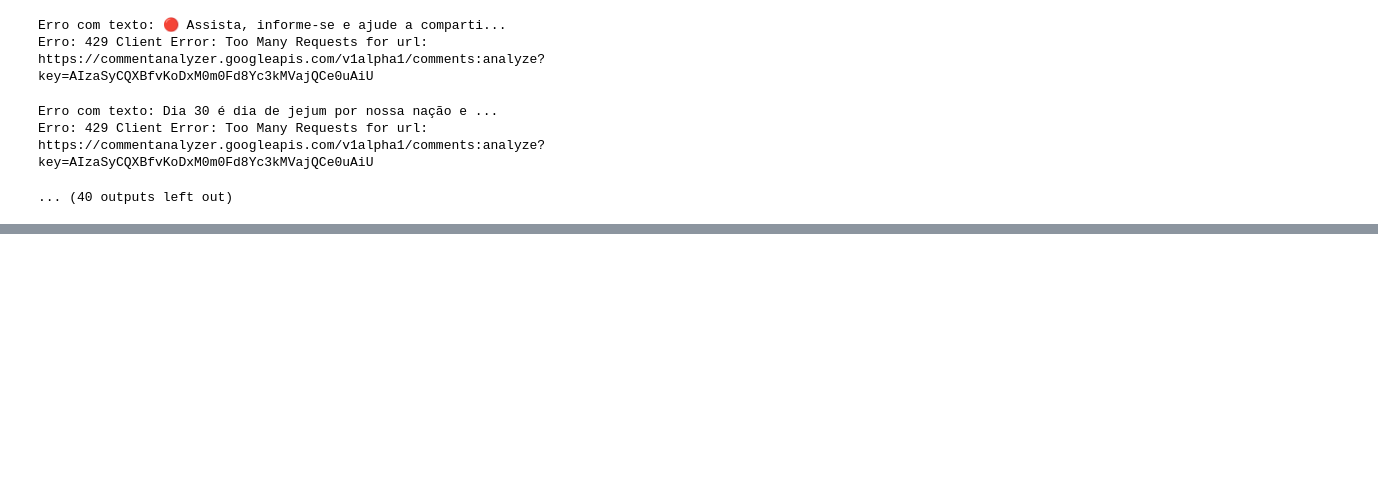
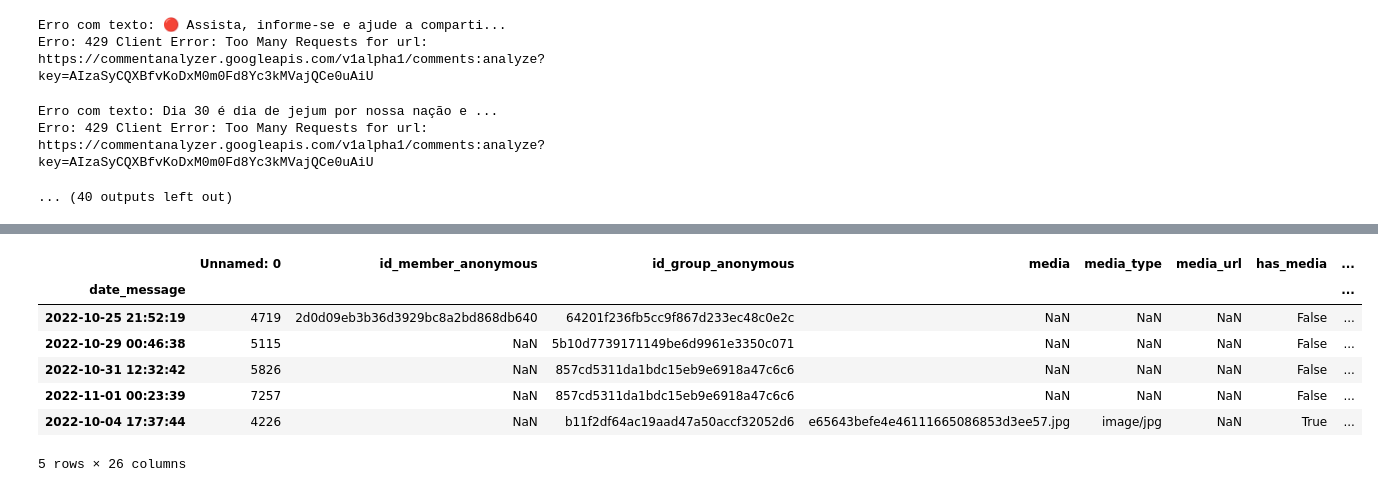
Before and after one commit to jmmfilho/fundamentalismoreligioso-whatsapp-telegram, a Jupyter notebook: notebooks/API_Perspective_telegram.ipynb, the cells around one changed output, grey strips where cells are left out. Cells and saved outputs as stored; diff of their text form; code cells hidden in the pictures; blank space fills up the shorter version.

```diff
--- a/notebooks/API_Perspective_telegram.ipynb
+++ b/notebooks/API_Perspective_telegram.ipynb
@@ -304,0 +353,12 @@ df_final_telegram.to_csv('./resultado_api_perspective/faKeTelegram_API_Perspecti
+# %%
+df_mais_toxico = df.sort_values("toxicity", ascending=False)
+df_mais_toxico.head()
+# %% [output]
+|  | Unnamed: 0 | id_member_anonymous | id_group_anonymous | media | media_type | media_url | has_media | ... |
+| date_message |  |  |  |  |  |  |  | ... |
+| 2022-10-25 21:52:19 | 4719 | 2d0d09eb3b36d3929bc8a2bd868db640 | 64201f236fb5cc9f867d233ec48c0e2c | NaN | NaN | NaN | False | ... |
+| 2022-10-29 00:46:38 | 5115 | NaN | 5b10d7739171149be6d9961e3350c071 | NaN | NaN | NaN | False | ... |
+| 2022-10-31 12:32:42 | 5826 | NaN | 857cd5311da1bdc15eb9e6918a47c6c6 | NaN | NaN | NaN | False | ... |
+| 2022-11-01 00:23:39 | 7257 | NaN | 857cd5311da1bdc15eb9e6918a47c6c6 | NaN | NaN | NaN | False | ... |
+| 2022-10-04 17:37:44 | 4226 | NaN | b11f2df64ac19aad47a50accf32052d6 | e65643befe4e46111665086853d3ee57.jpg | image/jpg | NaN | True | ... |
+5 rows × 26 columns
```
Also changed, not shown: parts of 8 cells of this notebook, 1 other file.
